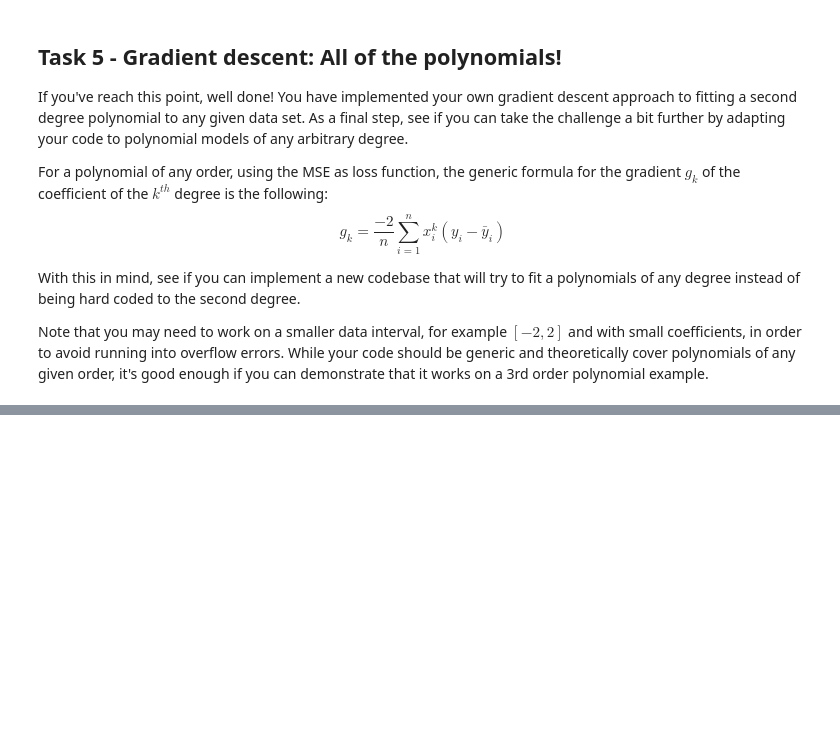
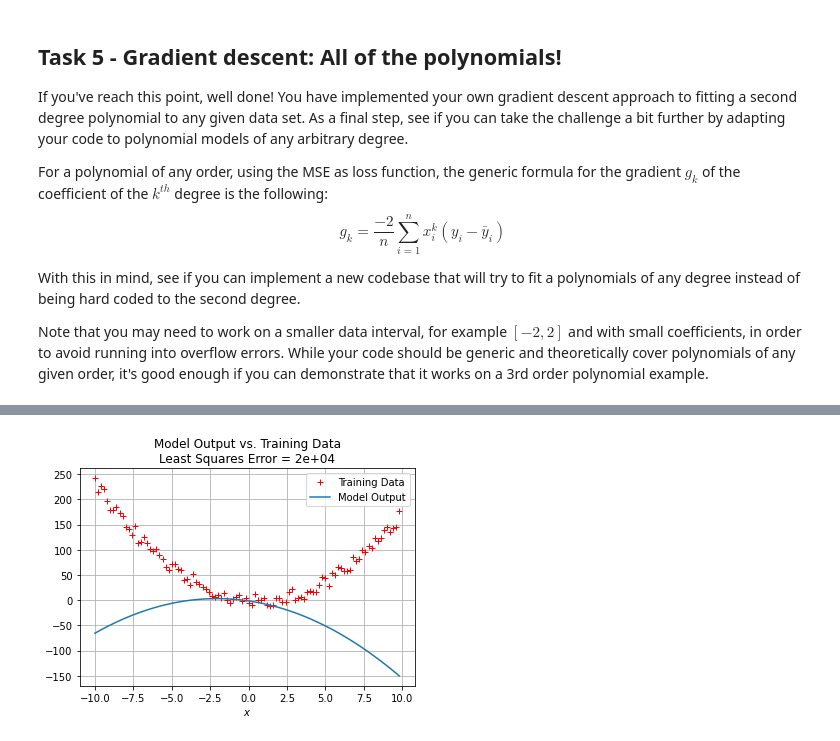
Before and after one commit to yrsci/Level8AI-CE4031-Etivity1, a Jupyter notebook: Etivity1_Regression_21208298.ipynb, the cells around one changed output, grey strips where cells are left out. Saved outputs shown, nothing was run; the diff lists cells and outputs as text; code cells hidden in the pictures; blank space fills up the shorter version.

```diff
--- a/Etivity1_Regression_21208298.ipynb
+++ b/Etivity1_Regression_21208298.ipynb
@@ -196,0 +277,21 @@ Note that you may need to work on a smaller data interval, for example $[-2,2]$
+# %%
+# Define the model
+model = quad_poly()
+y_model = compute_poly(model, x)
+
+# Calculate the least squares error
+lse = least_squares(y_train, y_model)
+# %%
+# Plot the model & training data for comparison
+fig1 = plt.figure()
+plt.plot(x, y_train,'r+', label='Training Data')
+plt.plot(x, y_model, label='Model Output')
+
+plt.title('Model Output vs. Training Data\nLeast Squares Error = {:.3}'.format(lse))
+plt.xlabel('$x$')
+plt.legend()
+plt.grid()
+
+plt.show()
+# %% [output]
+[figure, added]
```
Also changed, not shown: parts of 7 cells of this notebook.
